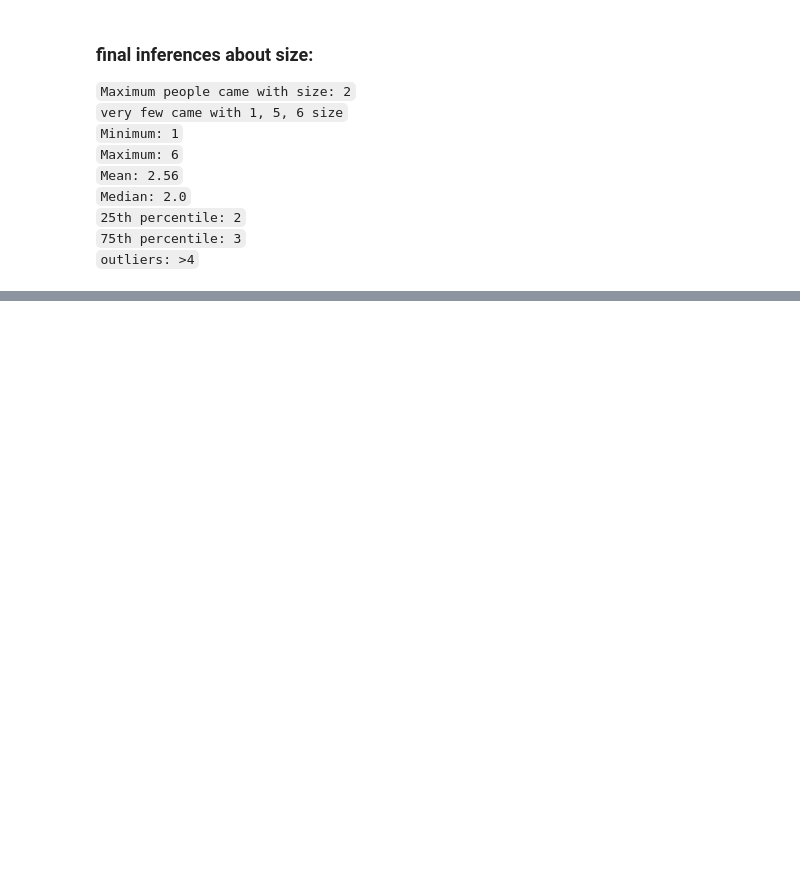
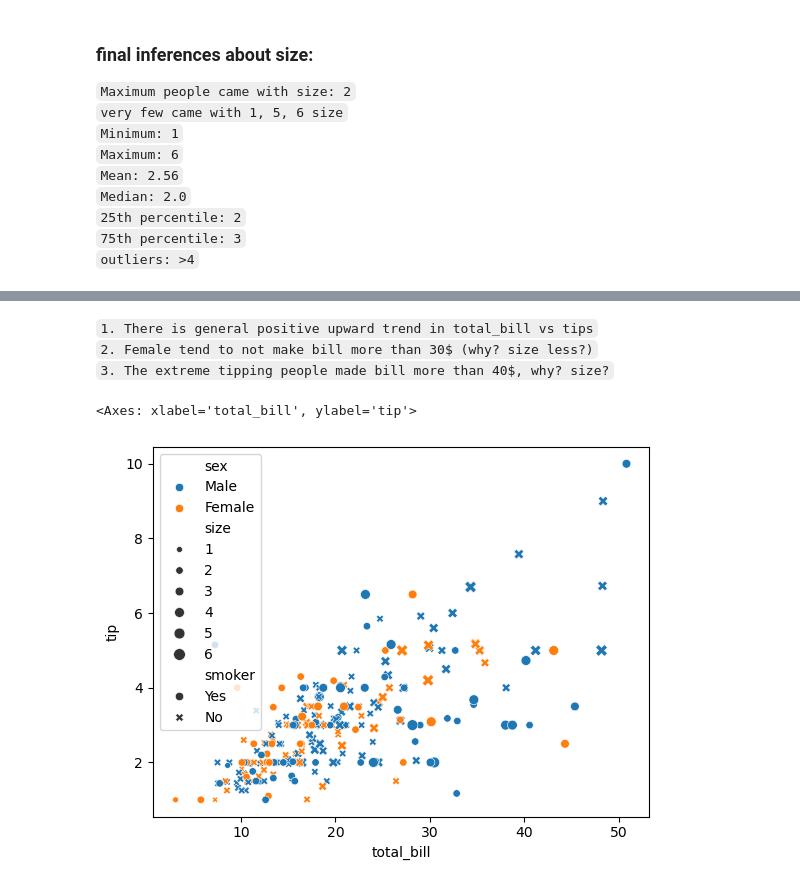
Before and after one commit to pavanteja443/100-days-of-ML, a Jupyter notebook: day21-bivariate-analysis/tips-eda.ipynb, the cells around one changed output, grey strips where cells are left out. Saved outputs shown, nothing was run; the diff lists cells and outputs as text; code cells hidden in the pictures; blank space fills up the shorter version.

```diff
--- a/day21-bivariate-analysis/tips-eda.ipynb
+++ b/day21-bivariate-analysis/tips-eda.ipynb
@@ -373,0 +421,10 @@ print(tips['size'].skew())
+# %% [markdown]
+`1. There is general positive upward trend in total_bill vs tips`
+`2. Female tend to not make bill more than 30$ (why? size less?)`
+`3. The extreme tipping people made bill more than 40$, why? size?`
+# %%
+# Let's include size and check
+sns.scatterplot(x='total_bill',  y = 'tip', data = tips, hue = 'sex', style = 'smoker', size = 'size')
+# %% [output]
+<Axes: xlabel='total_bill', ylabel='tip'>
+[figure, added]
```
Also changed, not shown: parts of 16 cells of this notebook, 3 other files.
